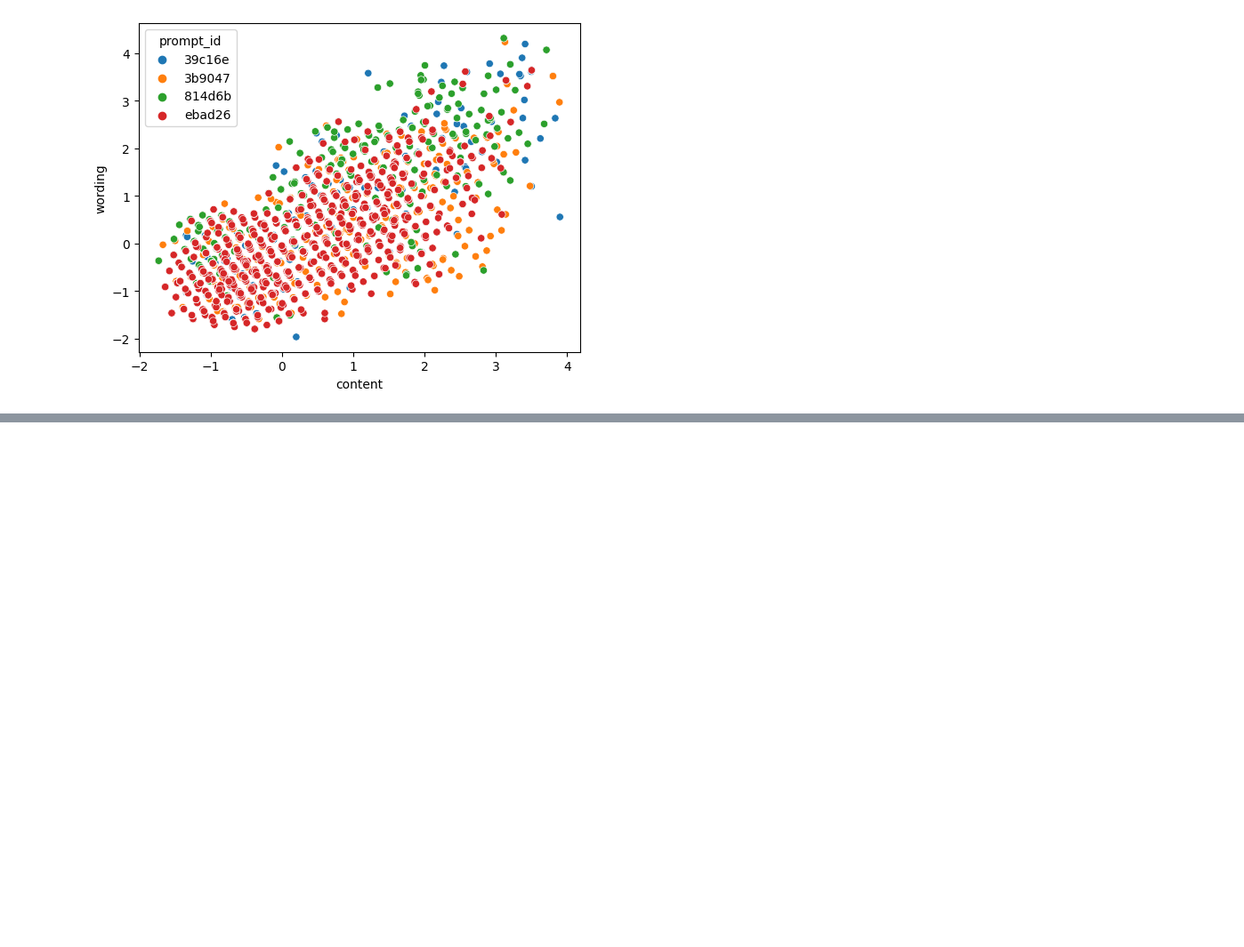
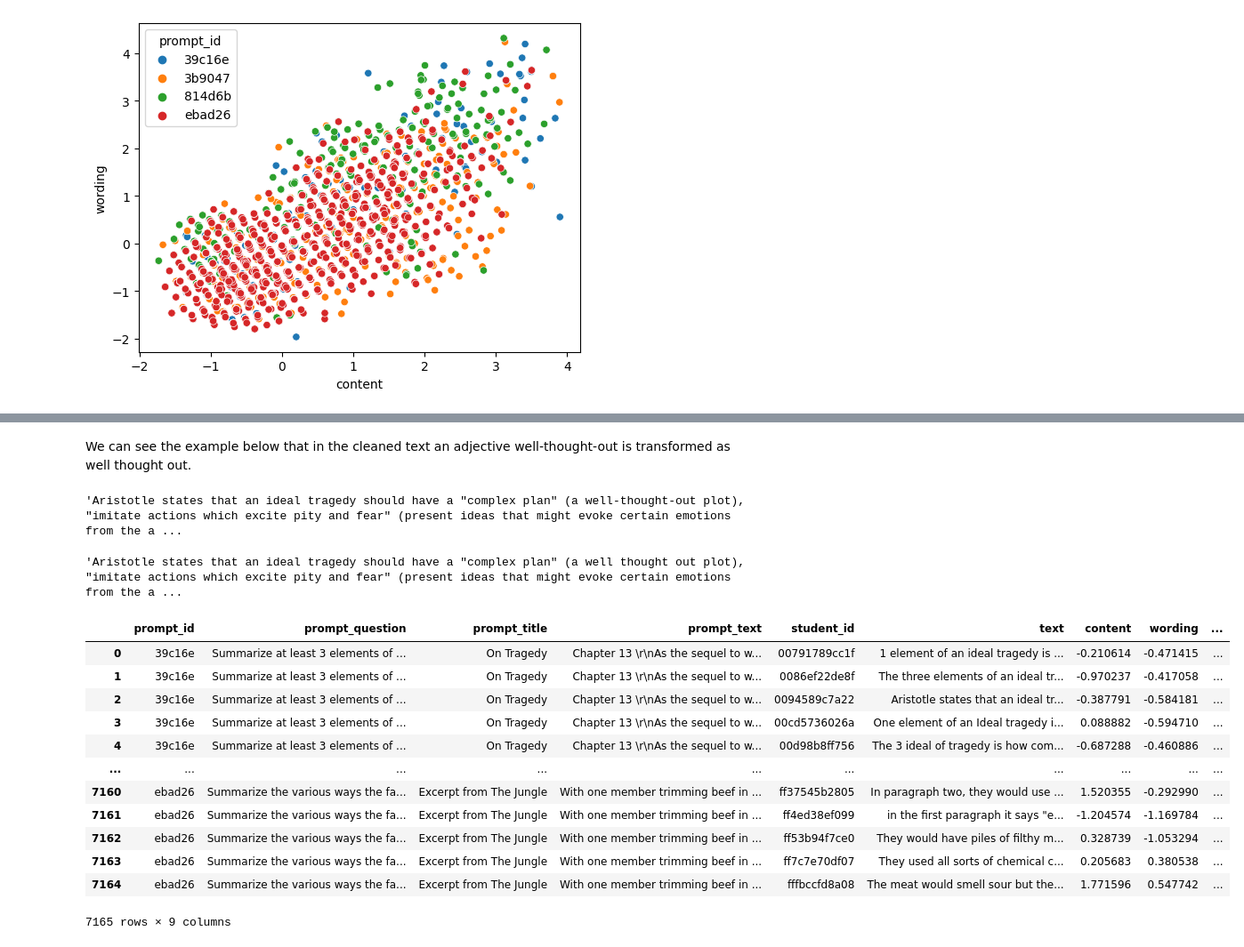
Before and after one commit to hdkkilavuz/Evaluation-of-Student-Summaries, a Jupyter notebook: studentsummaries.ipynb, the cells around one changed output, grey strips where cells are left out. Shown at 89% size. Cells and saved outputs as stored; diff of their text form; code cells hidden in the pictures; blank space fills up the shorter version.

Commit message:
text cleaning

```diff
--- a/studentsummaries.ipynb
+++ b/studentsummaries.ipynb
@@ -121,0 +149,3 @@ sns.scatterplot(data= merged_df, x='content', y='wording', hue='prompt_id')
+# %%
+import re
+re.compile('<title>(.*)</title>')
@@ -121,0 +158,14 @@ sns.scatterplot(data= merged_df, x='content', y='wording', hue='prompt_id')
+# %%
+def clean(text):
+    text = re.sub('<.*>', '', text)
+    #text = re.sub('\(.*\)', '', text)
+    #text = re.sub('\[.*\]', '', text)
+    #text = re.sub('{.*}', '', text)
+    text = re.sub("[-+@#^\/|*{}$~`<>=_]"," ",text)
+    text = text.replace("\\","")
+    text = re.sub("\[","",text)
+    text = re.sub("\]","",text)
+    return text
+# %%
+merget_df_text = merged_df.loc[:,"text"]
+my_list = list(merget_df_text)
@@ -121,0 +174,36 @@ sns.scatterplot(data= merged_df, x='content', y='wording', hue='prompt_id')
+# %% [markdown]
+We can see the example below that in the cleaned text an adjective well-thought-out is transformed as well thought out.
+# %%
+my_list[2]
+# %% [output]
+'Aristotle states that an ideal tragedy should have a "complex plan" (a well-thought-out plot), "imitate actions which excite pity and fear" (present ideas that might evoke certain emotions from the a ...
+# %%
+clean(my_list[2])
+# %% [output]
+'Aristotle states that an ideal tragedy should have a "complex plan" (a well thought out plot), "imitate actions which excite pity and fear" (present ideas that might evoke certain emotions from the a ...
+# %%
+# Whole list is cleaned as a new list
+my_new_list = list()
+for i in range(len(my_list)):
+    my_new_list.append(clean(my_list[i]))
+len(my_new_list)
+# %%
+# Add cleaned texts to our df
+se = pd.Series(my_new_list)
+merged_df['clean_text'] = se.values
+merged_df_old = merged_df
+merged_df_old
+# %% [output]
+|  | prompt_id | prompt_question | prompt_title | prompt_text | student_id | text | content | wording | ... |
+| 0 | 39c16e | Summarize at least 3 elements of ... | On Tragedy | Chapter 13 \r\nAs the sequel to w... | 00791789cc1f | 1 element of an ideal tragedy is ... | -0.210614 | -0.471415 | ... |
+| 1 | 39c16e | Summarize at least 3 elements of ... | On Tragedy | Chapter 13 \r\nAs the sequel to w... | 0086ef22de8f | The three elements of an ideal tr... | -0.970237 | -0.417058 | ... |
+| 2 | 39c16e | Summarize at least 3 elements of ... | On Tragedy | Chapter 13 \r\nAs the sequel to w... | 0094589c7a22 | Aristotle states that an ideal tr... | -0.387791 | -0.584181 | ... |
+| 3 | 39c16e | Summarize at least 3 elements of ... | On Tragedy | Chapter 13 \r\nAs the sequel to w... | 00cd5736026a | One element of an Ideal tragedy i... | 0.088882 | -0.594710 | ... |
+| 4 | 39c16e | Summarize at least 3 elements of ... | On Tragedy | Chapter 13 \r\nAs the sequel to w... | 00d98b8ff756 | The 3 ideal of tragedy is how com... | -0.687288 | -0.460886 | ... |
+| ... | ... | ... | ... | ... | ... | ... | ... | ... | ... |
+| 7160 | ebad26 | Summarize the various ways the fa... | Excerpt from The Jungle | With one member trimming beef in ... | ff37545b2805 | In paragraph two, they would use ... | 1.520355 | -0.292990 | ... |
+| 7161 | ebad26 | Summarize the various ways the fa... | Excerpt from The Jungle | With one member trimming beef in ... | ff4ed38ef099 | in the first paragraph it says "e... | -1.204574 | -1.169784 | ... |
+| 7162 | ebad26 | Summarize the various ways the fa... | Excerpt from The Jungle | With one member trimming beef in ... | ff53b94f7ce0 | They would have piles of filthy m... | 0.328739 | -1.053294 | ... |
+| 7163 | ebad26 | Summarize the various ways the fa... | Excerpt from The Jungle | With one member trimming beef in ... | ff7c7e70df07 | They used all sorts of chemical c... | 0.205683 | 0.380538 | ... |
+| 7164 | ebad26 | Summarize the various ways the fa... | Excerpt from The Jungle | With one member trimming beef in ... | fffbccfd8a08 | The meat would smell sour but the... | 1.771596 | 0.547742 | ... |
+7165 rows × 9 columns
```
Also changed, not shown: parts of 10 cells of this notebook, 1 other file.
